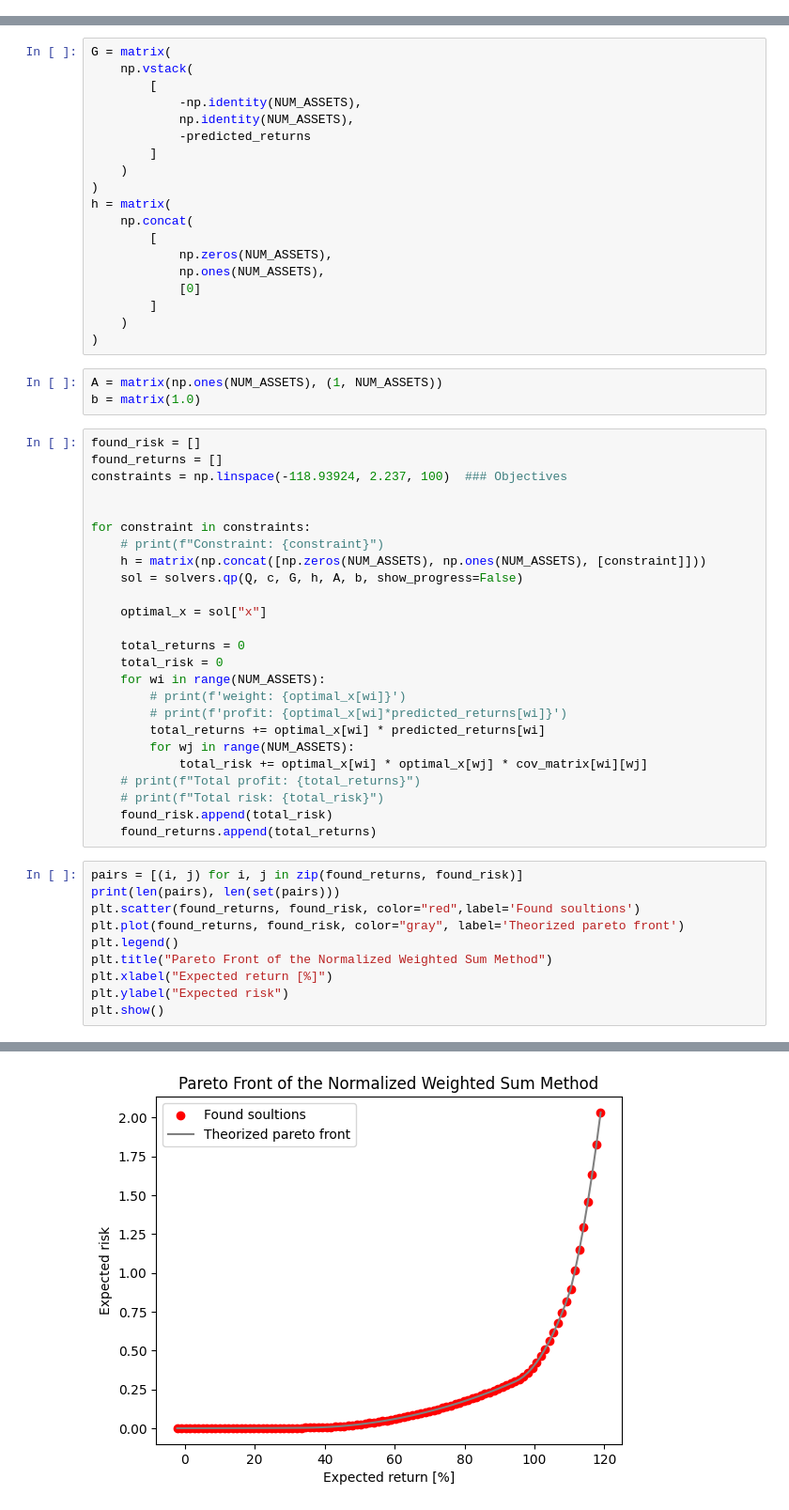
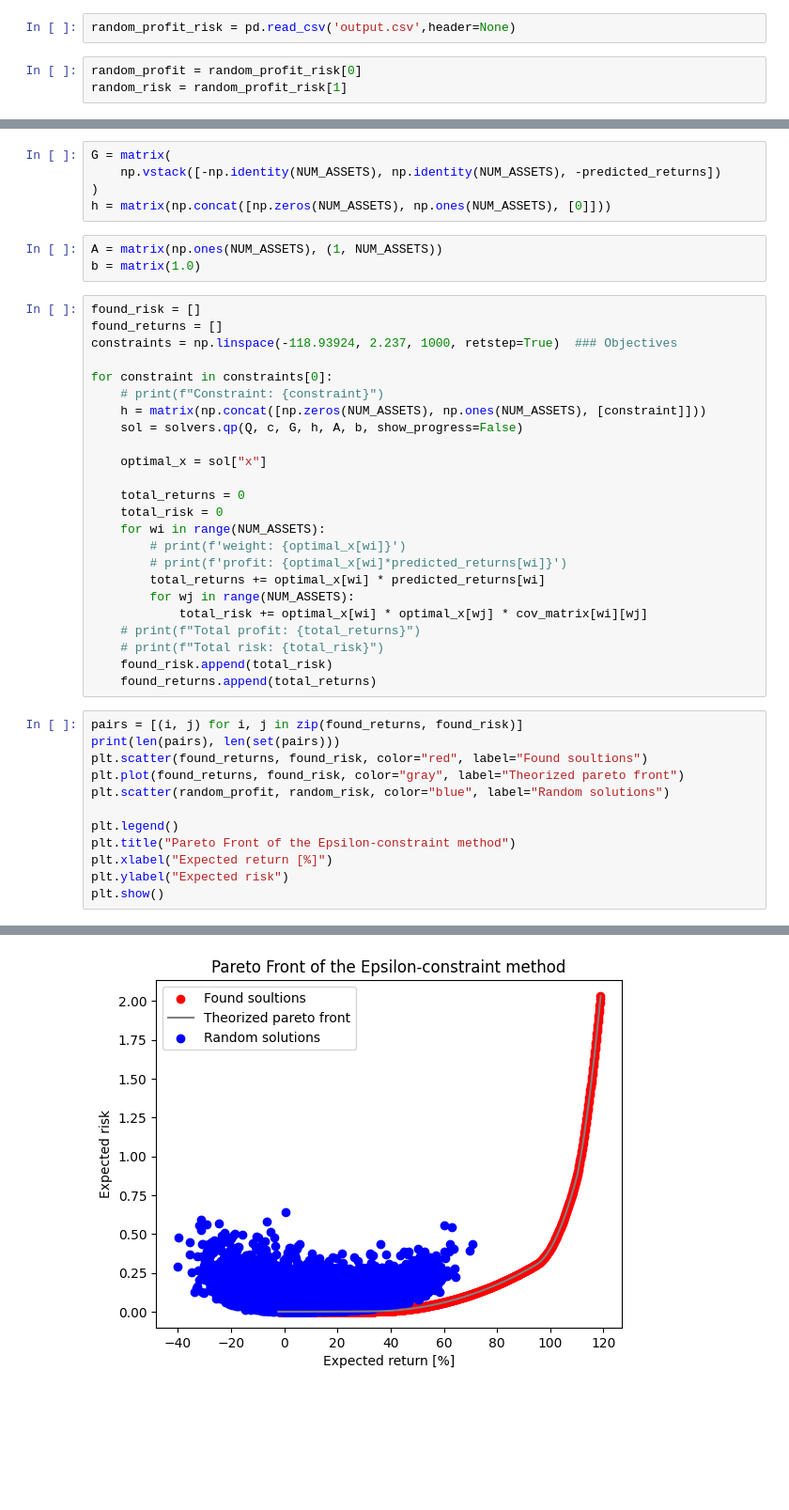
Before and after one commit to BbqGamer/moo, a Jupyter notebook: Script1.ipynb, the cells around one changed output, grey strips where cells are left out. Shown at 94% size. Drawn from its saved outputs; the diff is of its cells as text; blank space fills up the shorter version.

Commit message:
Generating Radnom weight vectors (in C)

```diff
--- a/Script1.ipynb
+++ b/Script1.ipynb
@@ -221,2 +214,7 @@ cov_matrix = asset_data.cov().values
 # %% [markdown]
 <!-- We don't need to check if weights are less then 1, because two above constraints are enough to ensure that. -->
+# %%
+random_profit_risk = pd.read_csv('output.csv',header=None)
+# %%
+random_profit = random_profit_risk[0]
+random_risk = random_profit_risk[1]
@@ -563,33 +555,18 @@ Q = matrix(asset_data.cov().values)
 c = matrix(np.zeros(NUM_ASSETS))
 # %%
 G = matrix(
-    np.vstack(
-        [
-            -np.identity(NUM_ASSETS),
-            np.identity(NUM_ASSETS),
-            -predicted_returns
-        ]
-    )
+    np.vstack([-np.identity(NUM_ASSETS), np.identity(NUM_ASSETS), -predicted_returns])
 )
-h = matrix(
-    np.concat(
-        [
-            np.zeros(NUM_ASSETS),
-            np.ones(NUM_ASSETS),
-            [0]
-        ]
-    )
-)
+h = matrix(np.concat([np.zeros(NUM_ASSETS), np.ones(NUM_ASSETS), [0]]))
 # %%
 A = matrix(np.ones(NUM_ASSETS), (1, NUM_ASSETS))
 b = matrix(1.0)
 # %%
 found_risk = []
 found_returns = []
-constraints = np.linspace(-118.93924, 2.237, 100)  ### Objectives
+constraints = np.linspace(-118.93924, 2.237, 1000, retstep=True)  ### Objectives
 
-
-for constraint in constraints:
+for constraint in constraints[0]:
     # print(f"Constraint: {constraint}")
     h = matrix(np.concat([np.zeros(NUM_ASSETS), np.ones(NUM_ASSETS), [constraint]]))
     sol = solvers.qp(Q, c, G, h, A, b, show_progress=False)
@@ -611,10 +588,12 @@ for constraint in constraints:
 # %%
 pairs = [(i, j) for i, j in zip(found_returns, found_risk)]
 print(len(pairs), len(set(pairs)))
-plt.scatter(found_returns, found_risk, color="red",label='Found soultions')
-plt.plot(found_returns, found_risk, color="gray", label='Theorized pareto front')
+plt.scatter(found_returns, found_risk, color="red", label="Found soultions")
+plt.plot(found_returns, found_risk, color="gray", label="Theorized pareto front")
+plt.scatter(random_profit, random_risk, color="blue", label="Random solutions")
+
 plt.legend()
-plt.title("Pareto Front of the Normalized Weighted Sum Method")
+plt.title("Pareto Front of the Epsilon-constraint method")
 plt.xlabel("Expected return [%]")
 plt.ylabel("Expected risk")
 plt.show()
@@ -623 +602 @@ plt.show()
-[figure, old version]
+[figure, new version]
```
Also changed, not shown: parts of 20 cells of this notebook, 1 other file.
